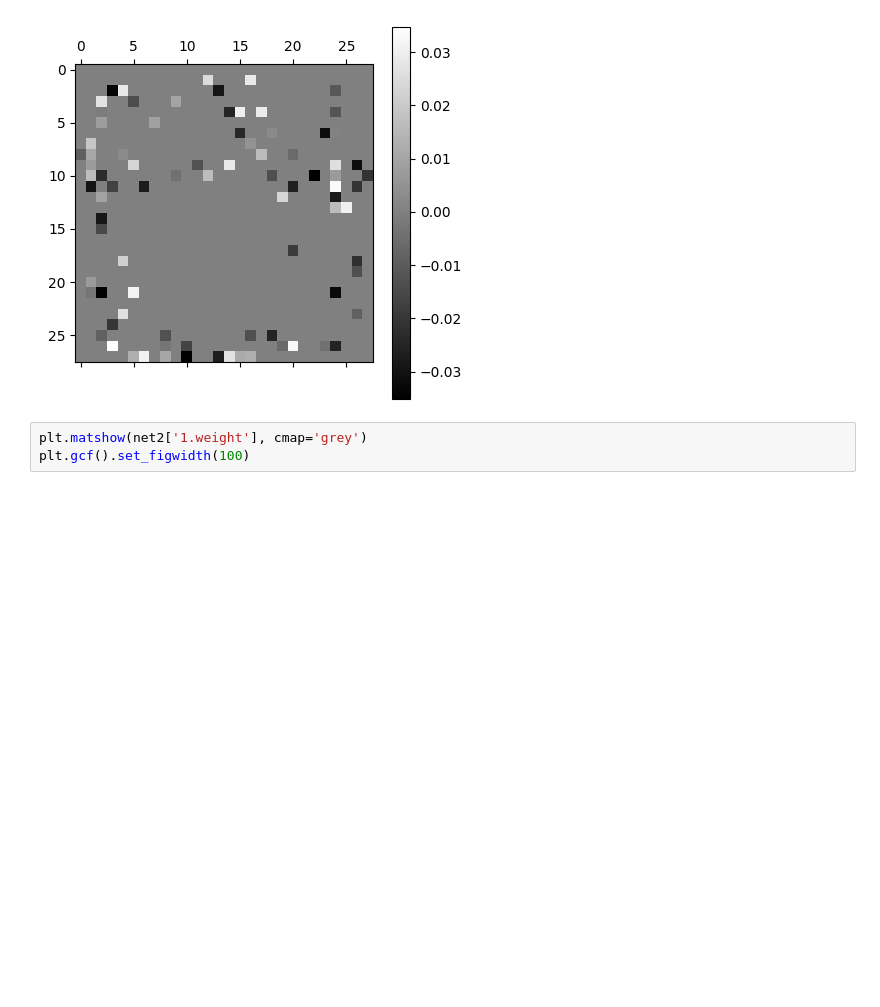
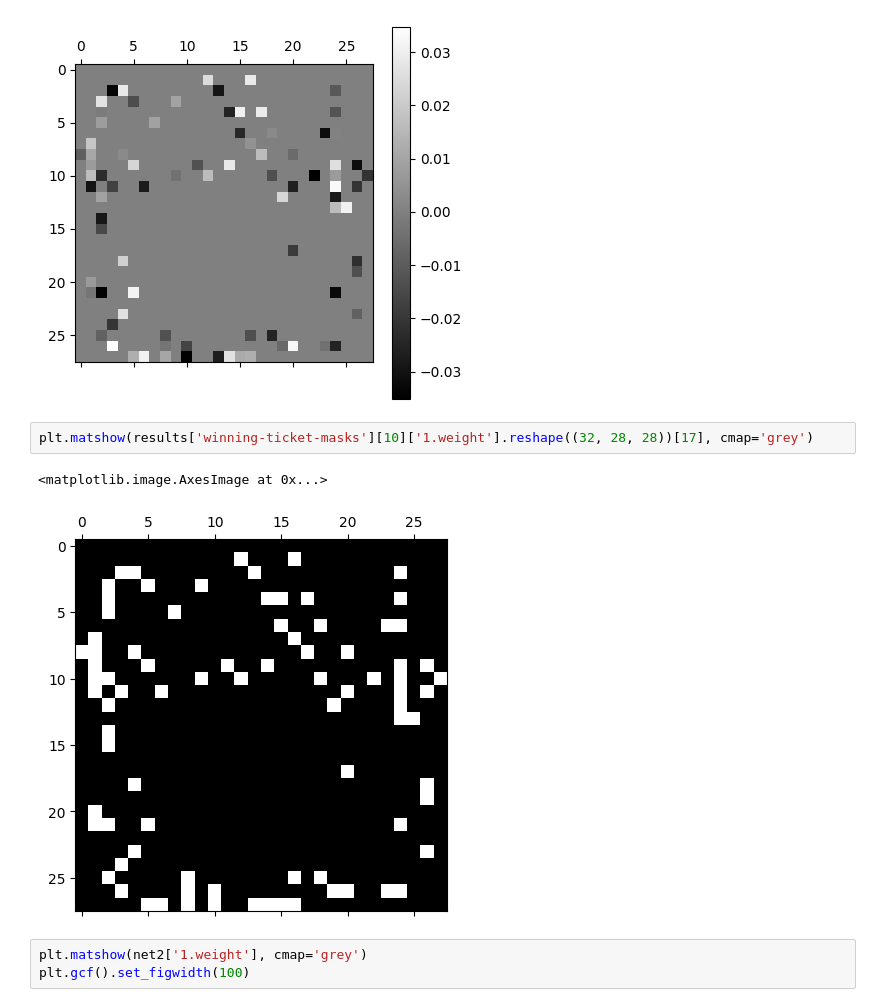
Before and after one commit to SukritTM/lth-efficiency, a Jupyter notebook: notebooks/subnetwork-similarity.ipynb, the cells around one changed output. Drawn from its saved outputs; the diff is of its cells as text; blank space fills up the shorter version.

```diff
--- a/notebooks/subnetwork-similarity.ipynb
+++ b/notebooks/subnetwork-similarity.ipynb
@@ -59,6 +59,11 @@ plt.colorbar(cax)
 # %% [output]
 <matplotlib.colorbar.Colorbar at 0x...>
 [figure]
+# %%
+plt.matshow(results['winning-ticket-masks'][10]['1.weight'].reshape((32, 28, 28))[17], cmap='grey')
+# %% [output]
+<matplotlib.image.AxesImage at 0x...>
+[figure, added]
 # %%
 plt.matshow(net2['1.weight'], cmap='grey')
 plt.gcf().set_figwidth(100)
```
Also changed, not shown: parts of 2 cells of this notebook.
